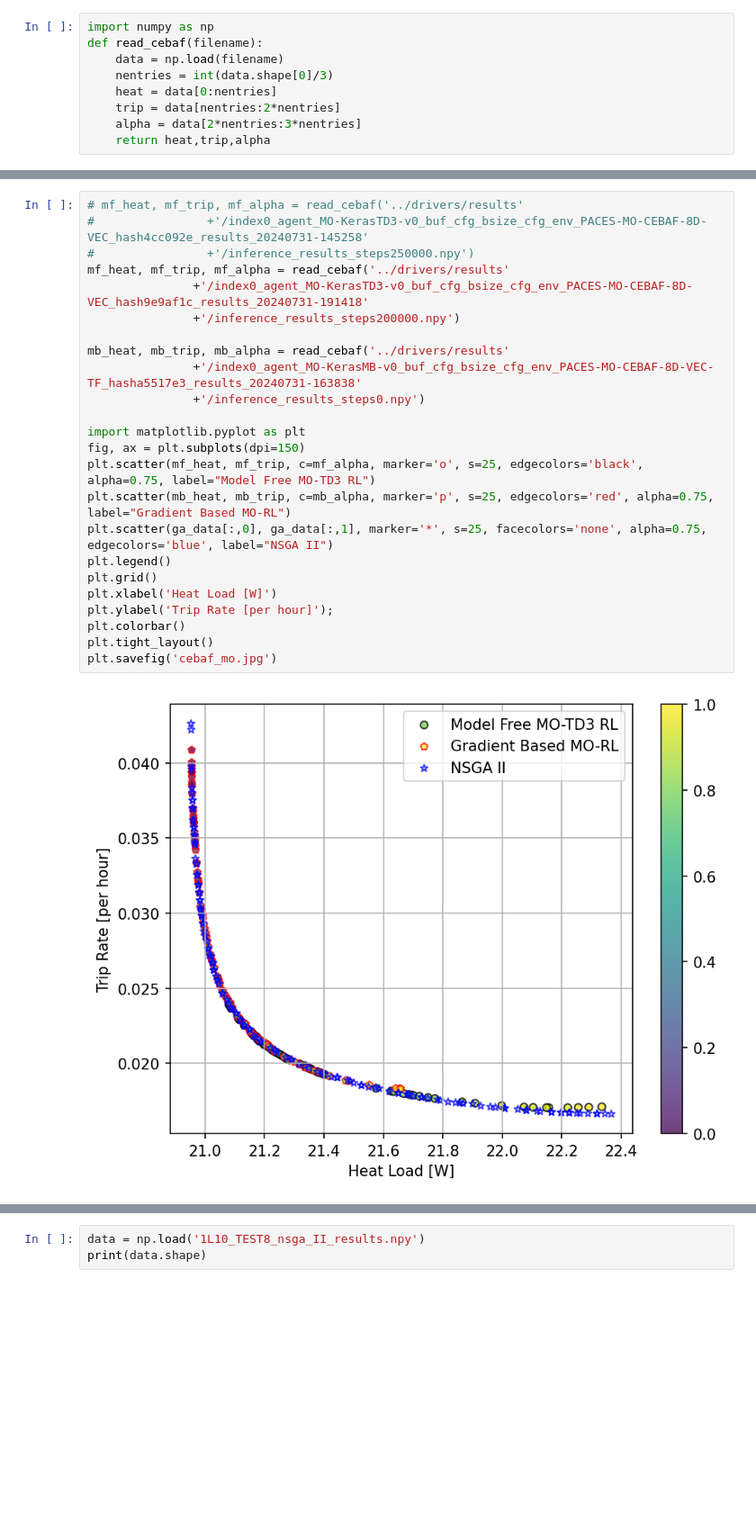
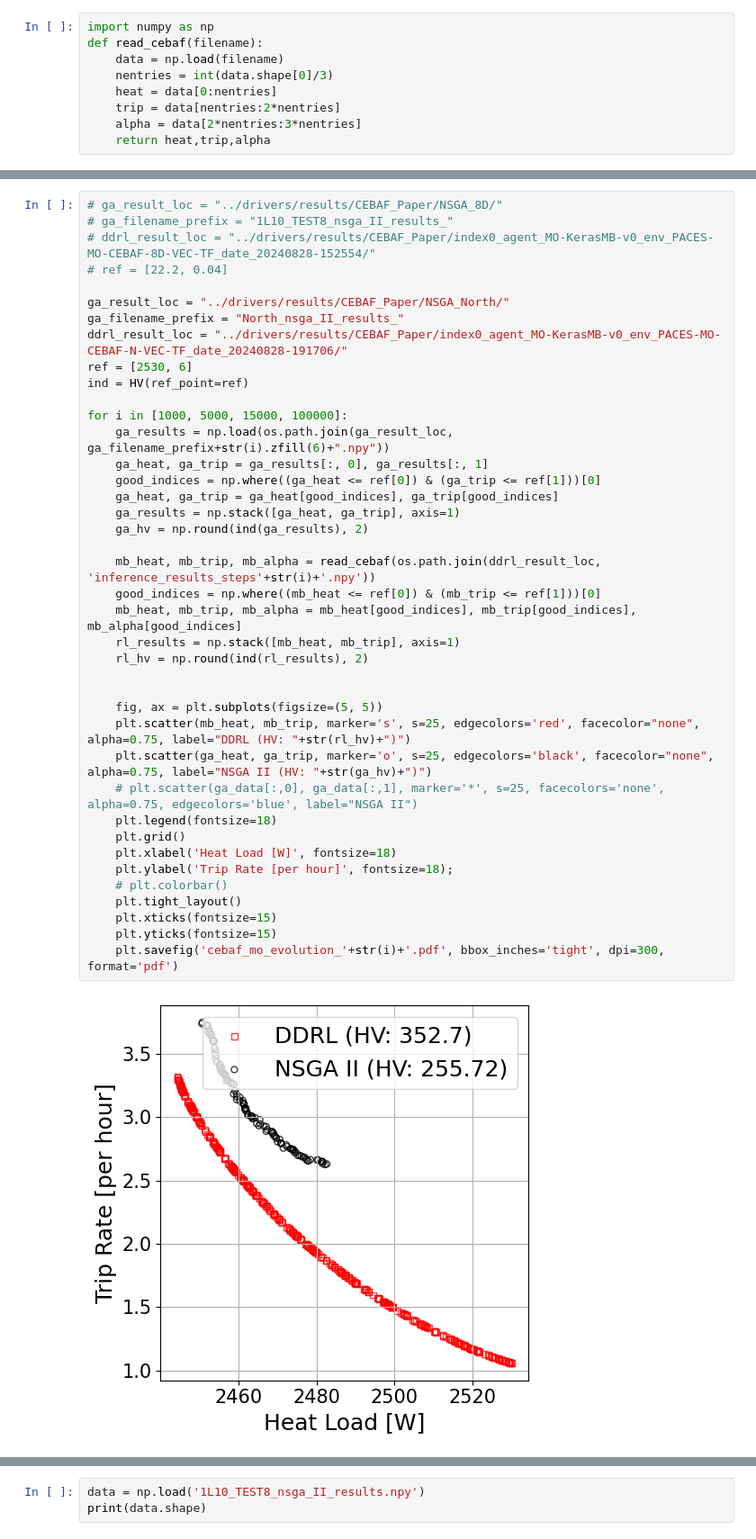
Before and after one commit to JeffersonLab/SciOptControlToolkit, a Jupyter notebook: jlab_opt_control/notebooks/MORL_CEBAF_Compare.ipynb, the cells around one changed output, grey strips where cells are left out. Shown: that part at 90% size. Cells and saved outputs as stored; diff of their text form; blank space fills up the shorter version.

Commit message:
update paper result notebook

```diff
--- a/jlab_opt_control/notebooks/MORL_CEBAF_Compare.ipynb
+++ b/jlab_opt_control/notebooks/MORL_CEBAF_Compare.ipynb
@@ -13,26 +14,42 @@ def read_cebaf(filename):
 # %%
-# mf_heat, mf_trip, mf_alpha = read_cebaf('../drivers/results'
-#                +'/index0_agent_MO-KerasTD3-v0_buf_cfg_bsize_cfg_env_PACES-MO-CEBAF-8D-VEC_hash4cc092e_results_20240731-145258'
-#                +'/inference_results_steps250000.npy')
-mf_heat, mf_trip, mf_alpha = read_cebaf('../drivers/results'
-               +'/index0_agent_MO-KerasTD3-v0_buf_cfg_bsize_cfg_env_PACES-MO-CEBAF-8D-VEC_hash9e9af1c_results_20240731-191418'
-               +'/inference_results_steps200000.npy')
+# ga_result_loc = "../drivers/results/CEBAF_Paper/NSGA_8D/"
+# ga_filename_prefix = "1L10_TEST8_nsga_II_results_"
+# ddrl_result_loc = "../drivers/results/CEBAF_Paper/index0_agent_MO-KerasMB-v0_env_PACES-MO-CEBAF-8D-VEC-TF_date_20240828-152554/"
+# ref = [22.2, 0.04]
 
-mb_heat, mb_trip, mb_alpha = read_cebaf('../drivers/results'
-               +'/index0_agent_MO-KerasMB-v0_buf_cfg_bsize_cfg_env_PACES-MO-CEBAF-8D-VEC-TF_hasha5517e3_results_20240731-163838'
-               +'/inference_results_steps0.npy')
+ga_result_loc = "../drivers/results/CEBAF_Paper/NSGA_North/"
+ga_filename_prefix = "North_nsga_II_results_"
+ddrl_result_loc = "../drivers/results/CEBAF_Paper/index0_agent_MO-KerasMB-v0_env_PACES-MO-CEBAF-N-VEC-TF_date_20240828-191706/"
+ref = [2530, 6]
+ind = HV(ref_point=ref)
 
-import matplotlib.pyplot as plt
-fig, ax = plt.subplots(dpi=150)
-plt.scatter(mf_heat, mf_trip, c=mf_alpha, marker='o', s=25, edgecolors='black', alpha=0.75, label="Model Free MO-TD3 RL")
-plt.scatter(mb_heat, mb_trip, c=mb_alpha, marker='p', s=25, edgecolors='red', alpha=0.75, label="Gradient Based MO-RL")
-plt.scatter(ga_data[:,0], ga_data[:,1], marker='*', s=25, facecolors='none', alpha=0.75, edgecolors='blue', label="NSGA II")
-plt.legend()
-plt.grid()
-plt.xlabel('Heat Load [W]')
-plt.ylabel('Trip Rate [per hour]');
-plt.colorbar()
-plt.tight_layout()
-plt.savefig('cebaf_mo.jpg')
+for i in [1000, 5000, 15000, 100000]:
+    ga_results = np.load(os.path.join(ga_result_loc, ga_filename_prefix+str(i).zfill(6)+".npy"))
+    ga_heat, ga_trip = ga_results[:, 0], ga_results[:, 1]
+    good_indices = np.where((ga_heat <= ref[0]) & (ga_trip <= ref[1]))[0]
+    ga_heat, ga_trip = ga_heat[good_indices], ga_trip[good_indices]
+    ga_results = np.stack([ga_heat, ga_trip], axis=1)
+    ga_hv = np.round(ind(ga_results), 2)
+
+    mb_heat, mb_trip, mb_alpha = read_cebaf(os.path.join(ddrl_result_loc, 'inference_results_steps'+str(i)+'.npy'))
+    good_indices = np.where((mb_heat <= ref[0]) & (mb_trip <= ref[1]))[0]
+    mb_heat, mb_trip, mb_alpha = mb_heat[good_indices], mb_trip[good_indices], mb_alpha[good_indices]
+    rl_results = np.stack([mb_heat, mb_trip], axis=1)
+    rl_hv = np.round(ind(rl_results), 2)
+
+
+    fig, ax = plt.subplots(figsize=(5, 5))
+    plt.scatter(mb_heat, mb_trip, marker='s', s=25, edgecolors='red', facecolor="none", alpha=0.75, label="DDRL (HV: "+str(rl_hv)+")")
+    plt.scatter(ga_heat, ga_trip, marker='o', s=25, edgecolors='black', facecolor="none", alpha=0.75, label="NSGA II (HV: "+str(ga_hv)+")")
+    # plt.scatter(ga_data[:,0], ga_data[:,1], marker='*', s=25, facecolors='none', alpha=0.75, edgecolors='blue', label="NSGA II")
+    plt.legend(fontsize=18)
+    plt.grid()
+    plt.xlabel('Heat Load [W]', fontsize=18)
+    plt.ylabel('Trip Rate [per hour]', fontsize=18);
+    # plt.colorbar()
+    plt.tight_layout()
+    plt.xticks(fontsize=15)
+    plt.yticks(fontsize=15)
+    plt.savefig('cebaf_mo_evolution_'+str(i)+'.pdf', bbox_inches='tight', dpi=300, format='pdf')
 # %% [output]
-[figure, old version]
+[figure, new version]
```
Also changed, not shown: parts of 3 cells of this notebook.
